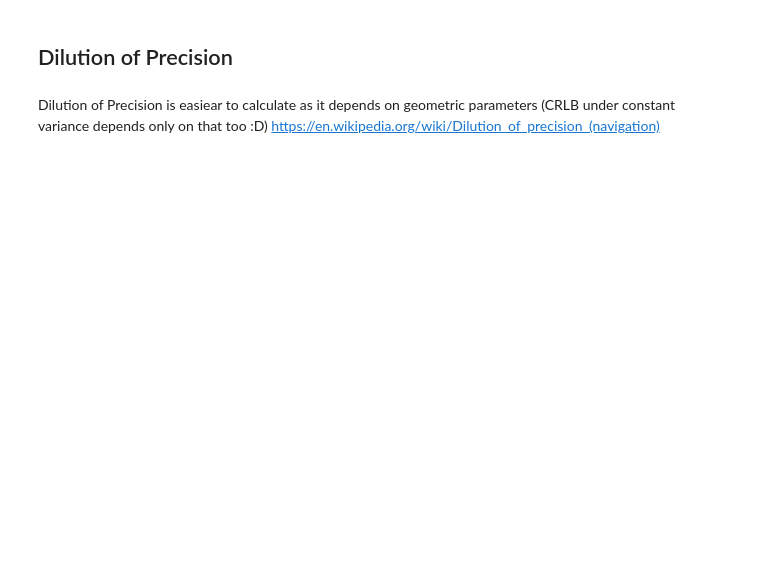
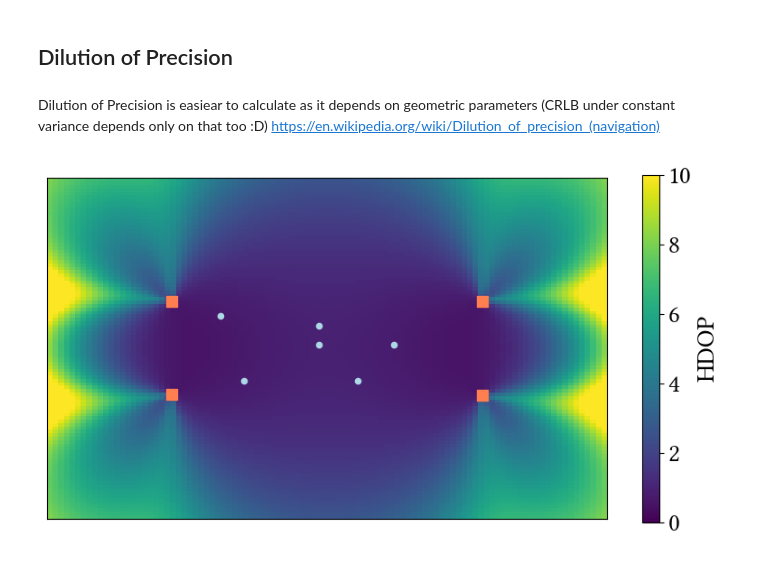
Before and after one commit to yagoliz/5glocalization, a Jupyter notebook: notebooks/ext-04-heatmap.ipynb, the cells around one changed output. Cells and saved outputs as stored; diff of their text form; code cells hidden in the pictures; blank space fills up the shorter version.

```diff
--- a/notebooks/ext-04-heatmap.ipynb
+++ b/notebooks/ext-04-heatmap.ipynb
@@ -56,0 +63,18 @@ xdop = np.sqrt(dp[:,0]).reshape(xx.shape)
+# %%
+fig, ax = plt.subplots(figsize=(10, 5))
+
+im = ax.pcolormesh(y,x,hdop.T,vmin=0.0,vmax=10)
+c = fig.colorbar(im, ax=ax)
+c.ax.set_ylabel('HDOP')
+
+ax.set_xticks([])
+ax.set_yticks([])
+
+ax.scatter(UEs[:,1],UEs[:,0], 20, 'lightblue', 'o')
+ax.scatter(gNBs[:,1], gNBs[:,0], 80, 'coral', 's')
+
+plt.gca().invert_yaxis()
+plt.gca().set_aspect('equal')
+plt.show()
+# %% [output]
+[figure, added]
```
Also changed, not shown: parts of 7 cells of this notebook, 2 other files.
